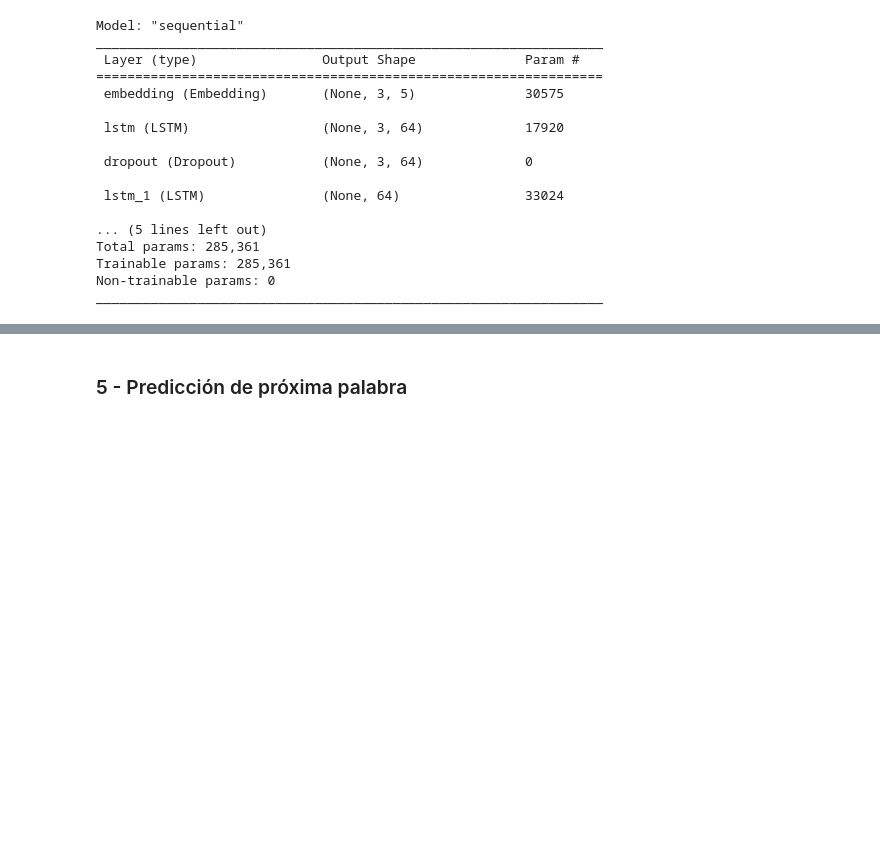
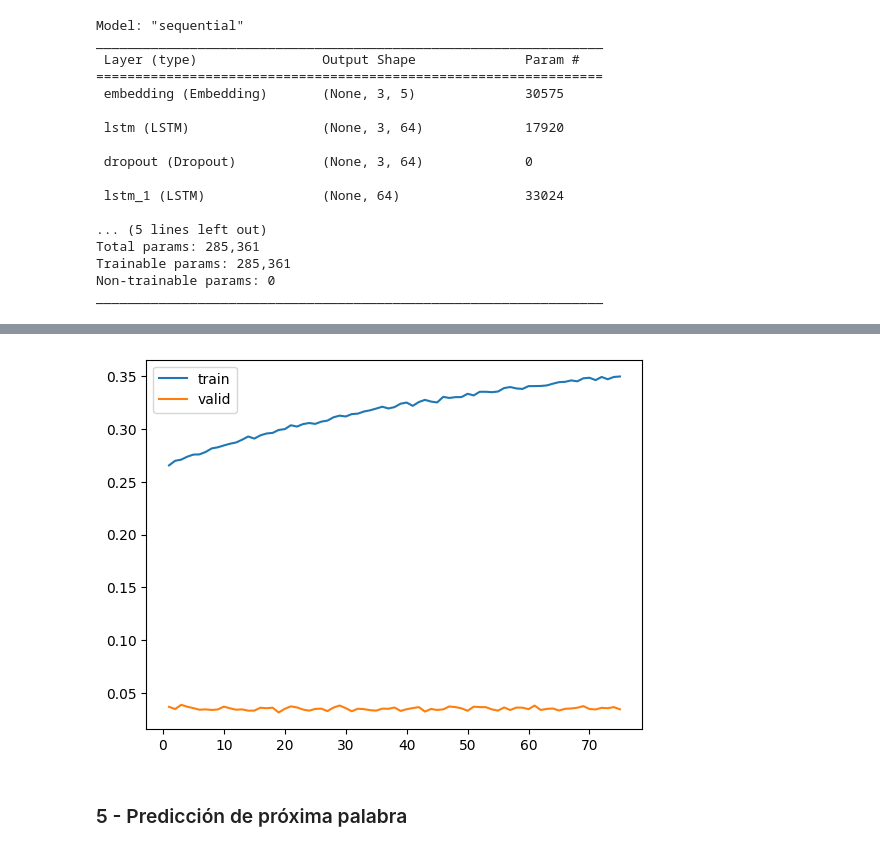
Before and after one commit to fermonzongh/CEIA, a Jupyter notebook: Procesamiento del Lenguaje Natural/Desafios/Desafio 4/4d_predicción_palabra.ipynb, the cells around one changed output, grey strips where cells are left out. Drawn from its saved outputs; the diff is of its cells as text; code cells hidden in the pictures; blank space fills up the shorter version.

```diff
--- a/Procesamiento del Lenguaje Natural/Desafios/Desafio 4/4d_predicción_palabra.ipynb
+++ b/Procesamiento del Lenguaje Natural/Desafios/Desafio 4/4d_predicción_palabra.ipynb
@@ -512,3 +548,11 @@ plt.show()
+# %%
+# Entrenamiento 2da parte
+epoch_count = range(1, len(hist.history['accuracy']) + 1)
+sns.lineplot(x=epoch_count,  y=hist.history['accuracy'], label='train')
+sns.lineplot(x=epoch_count,  y=hist.history['val_accuracy'], label='valid')
+plt.show()
+# %% [output]
+[figure, added]
 # %% [markdown]
 ### 5 - Predicción de próxima palabra
 # %%
```
Also changed, not shown: parts of 7 cells of this notebook, 1 other file.
